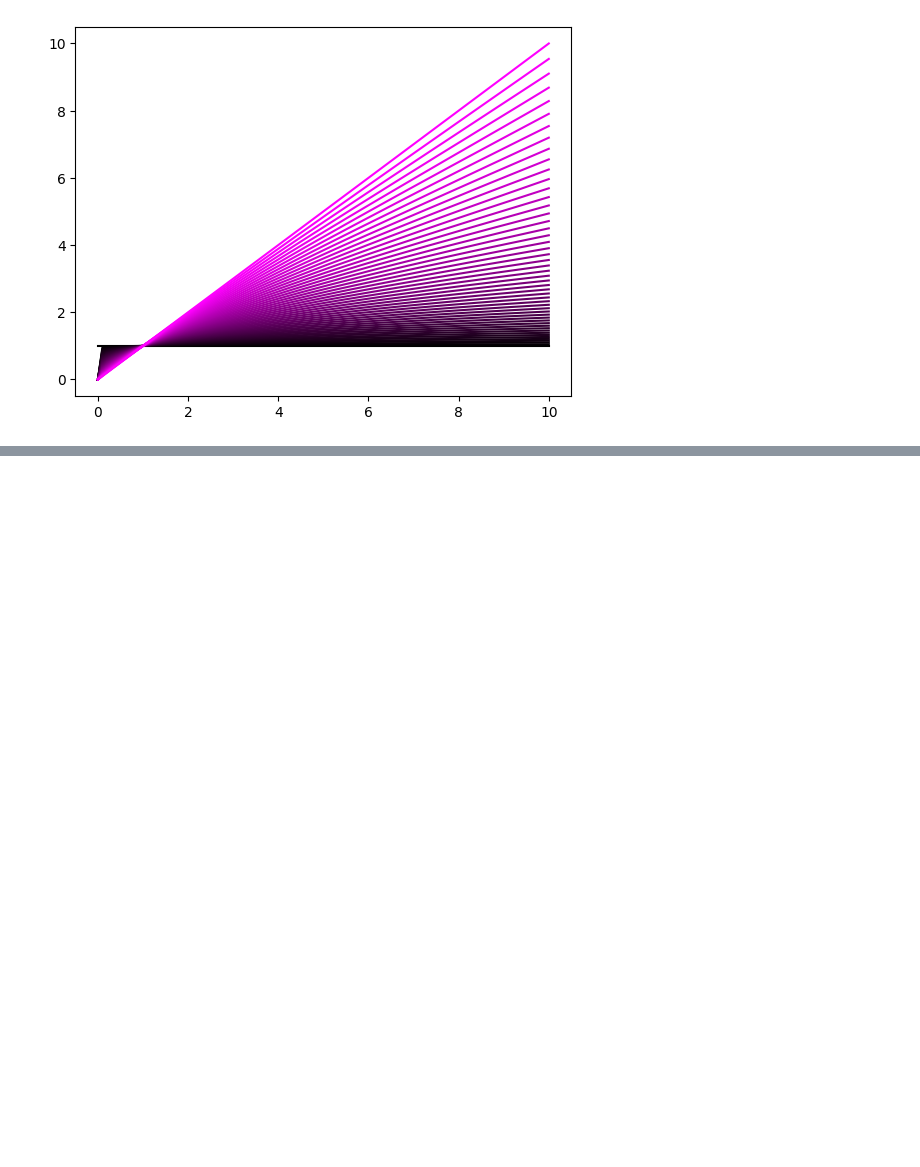
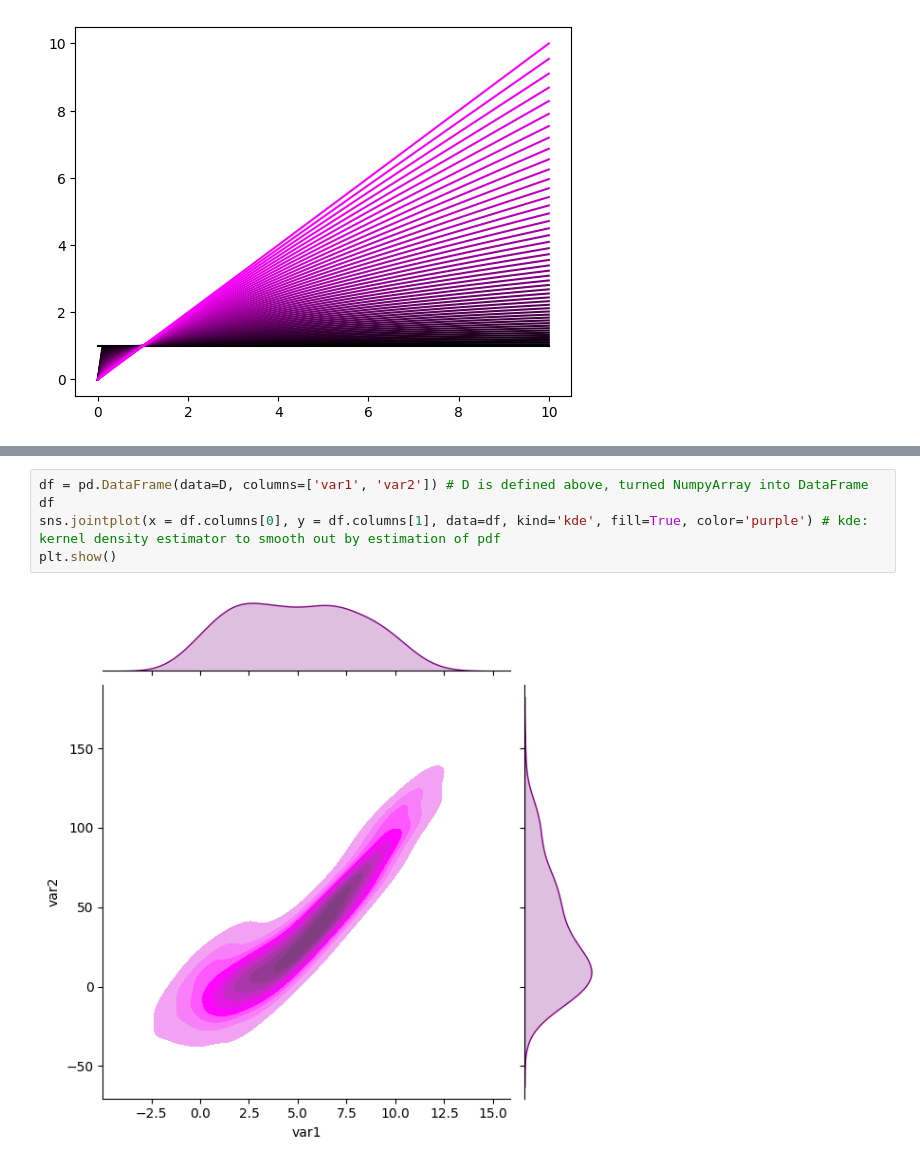
Before and after one commit to iremherguner/scientific_python_exercises, a Jupyter notebook: python-basics-data-visualization.ipynb, the cells around one changed output, grey strips where cells are left out. Cells and saved outputs as stored; diff of their text form; blank space fills up the shorter version.

```diff
--- a/python-basics-data-visualization.ipynb
+++ b/python-basics-data-visualization.ipynb
@@ -229,0 +261,7 @@ plt.show()
+# %%
+df = pd.DataFrame(data=D, columns=['var1', 'var2']) # D is defined above, turned NumpyArray into DataFrame
+df
+sns.jointplot(x = df.columns[0], y = df.columns[1], data=df, kind='kde', fill=True, color='purple') # kde: kernel density estimator to smooth out by estimation of pdf
+plt.show()
+# %% [output]
+[figure, added]
```
Also changed, not shown: parts of 10 cells of this notebook.
